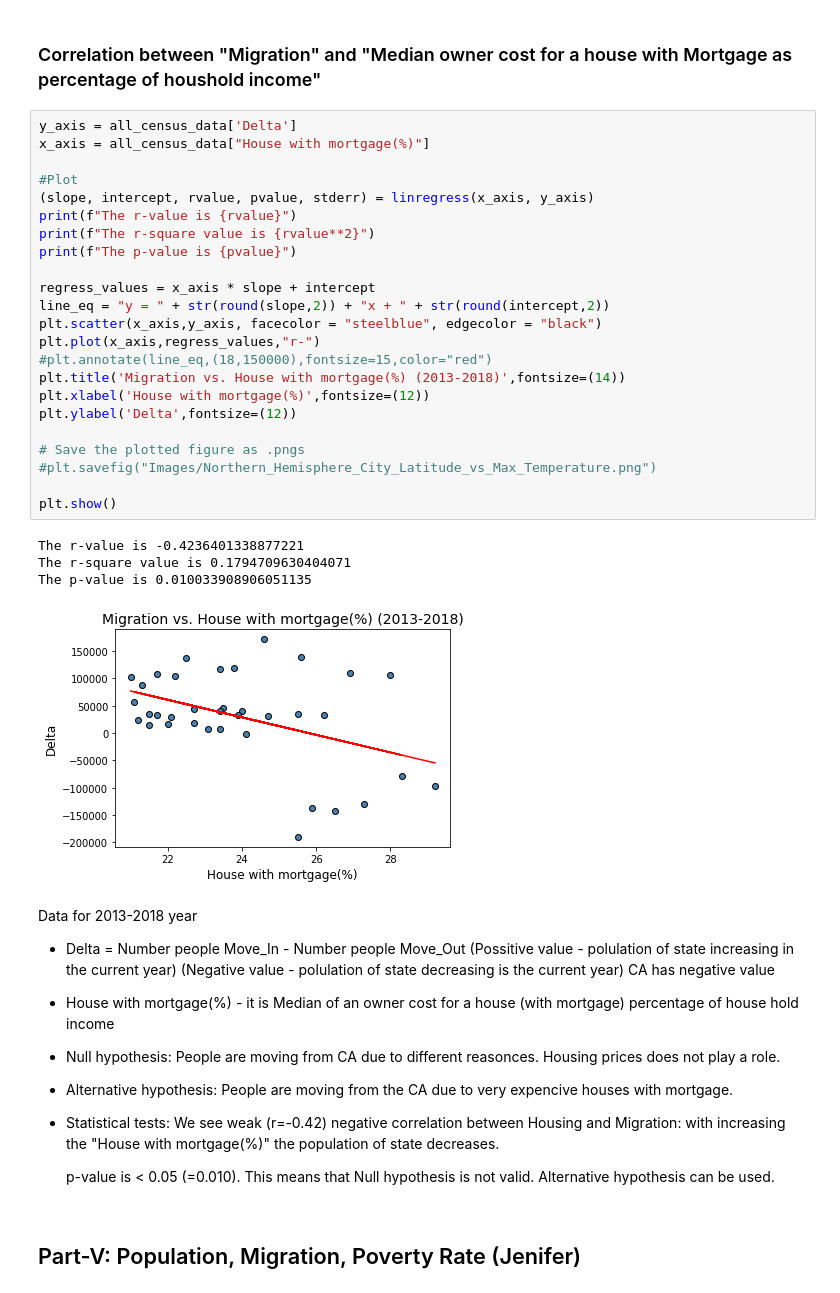
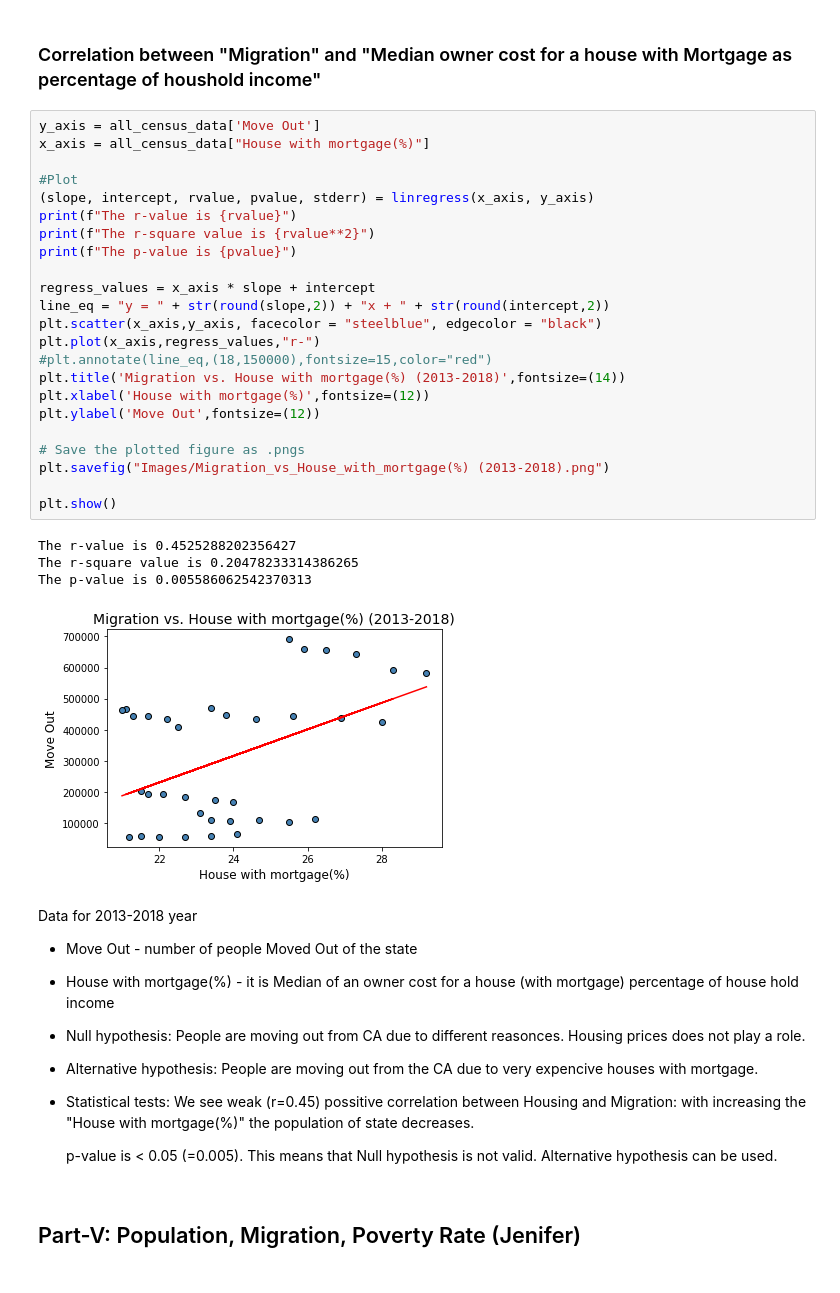
Before and after one commit to J3N1/UCI-Project-1-Team7, a Jupyter notebook: final_script.ipynb, the cells around one changed output. Saved outputs shown, nothing was run; the diff lists cells and outputs as text.

Commit message:
correlation apdated

```diff
--- a/final_script.ipynb
+++ b/final_script.ipynb
@@ -904,53 +904,50 @@ The most attractive states to have property is ID and CO.
 # %% [markdown]
 ### Correlation between "Migration" and "Median owner cost for a house with Mortgage as percentage of houshold income"
 # %%
-y_axis = all_census_data['Delta']
+y_axis = all_census_data['Move Out']
 x_axis = all_census_data["House with mortgage(%)"]
 
 #Plot
 (slope, intercept, rvalue, pvalue, stderr) = linregress(x_axis, y_axis)
 print(f"The r-value is {rvalue}")
 print(f"The r-square value is {rvalue**2}")
 print(f"The p-value is {pvalue}")
 
 regress_values = x_axis * slope + intercept
 line_eq = "y = " + str(round(slope,2)) + "x + " + str(round(intercept,2))
 plt.scatter(x_axis,y_axis, facecolor = "steelblue", edgecolor = "black")
 plt.plot(x_axis,regress_values,"r-")
 #plt.annotate(line_eq,(18,150000),fontsize=15,color="red")
 plt.title('Migration vs. House with mortgage(%) (2013-2018)',fontsize=(14))
 plt.xlabel('House with mortgage(%)',fontsize=(12))
-plt.ylabel('Delta',fontsize=(12))
+plt.ylabel('Move Out',fontsize=(12))
 
 # Save the plotted figure as .pngs
-#plt.savefig("Images/Northern_Hemisphere_City_Latitude_vs_Max_Temperature.png")
+plt.savefig("Images/Migration_vs_House_with_mortgage(%) (2013-2018).png")
 
 plt.show()
 # %% [output]
-The r-value is -0.4236401338877221
-The r-square value is 0.1794709630404071
-The p-value is 0.010033908906051135
+The r-value is 0.4525288202356427
+The r-square value is 0.20478233314386265
+The p-value is 0.005586062542370313
-[figure, old version]
+[figure, new version]
 # %% [markdown]
 Data for 2013-2018 year
 
-* Delta = Number people Move_In - Number people Move_Out
-  (Possitive value - polulation of state increasing in the current year)
-  (Negative value - polulation of state decreasing is the current year)
-  CA has negative value
+* Move Out - number of people Moved Out of the state
 
 * House with mortgage(%) - it is Median of an owner cost for a house (with mortgage) percentage of house hold income
 
 * Null hypothesis:
-  People are moving from CA due to different reasonces. Housing prices does not play a role.
+  People are moving out from CA due to different reasonces. Housing prices does not play a role.
 
 * Alternative hypothesis:
-  People are moving from the CA due to very expencive houses with mortgage.
+  People are moving out from the CA due to very expencive houses with mortgage.
 
 * Statistical tests:
-  We see weak (r=-0.42) negative correlation between Housing and Migration: with increasing the "House with mortgage(%)" the population of state decreases.
+  We see weak (r=0.45) possitive correlation between Housing and Migration: with increasing the "House with mortgage(%)" the population of state decreases.
 
-  p-value is < 0.05 (=0.010). This means that Null hypothesis is not valid. Alternative hypothesis can be used.
+  p-value is < 0.05 (=0.005). This means that Null hypothesis is not valid. Alternative hypothesis can be used.
 # %% [markdown]
 ## Part-V: Population, Migration, Poverty Rate (Jenifer)
 # %%
```
Also changed, not shown: 4 other files.
